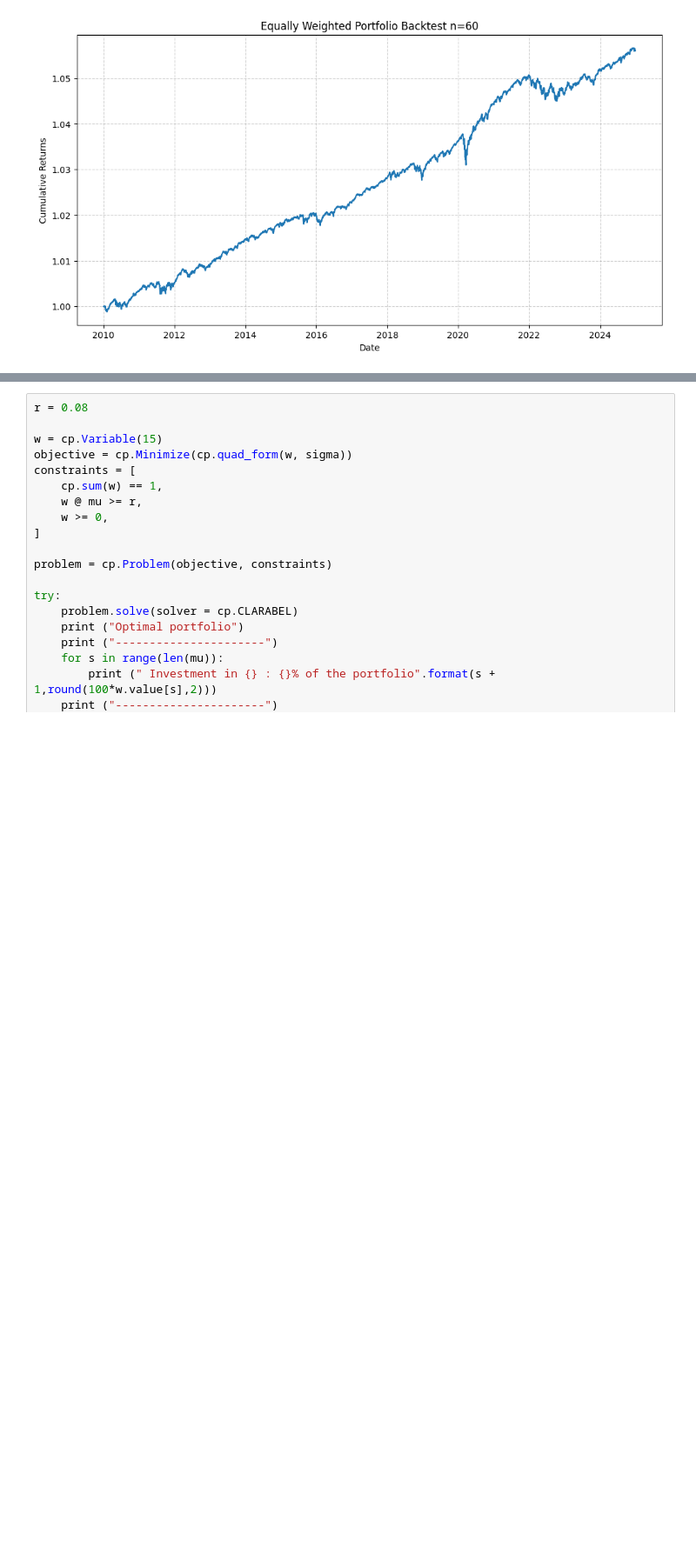
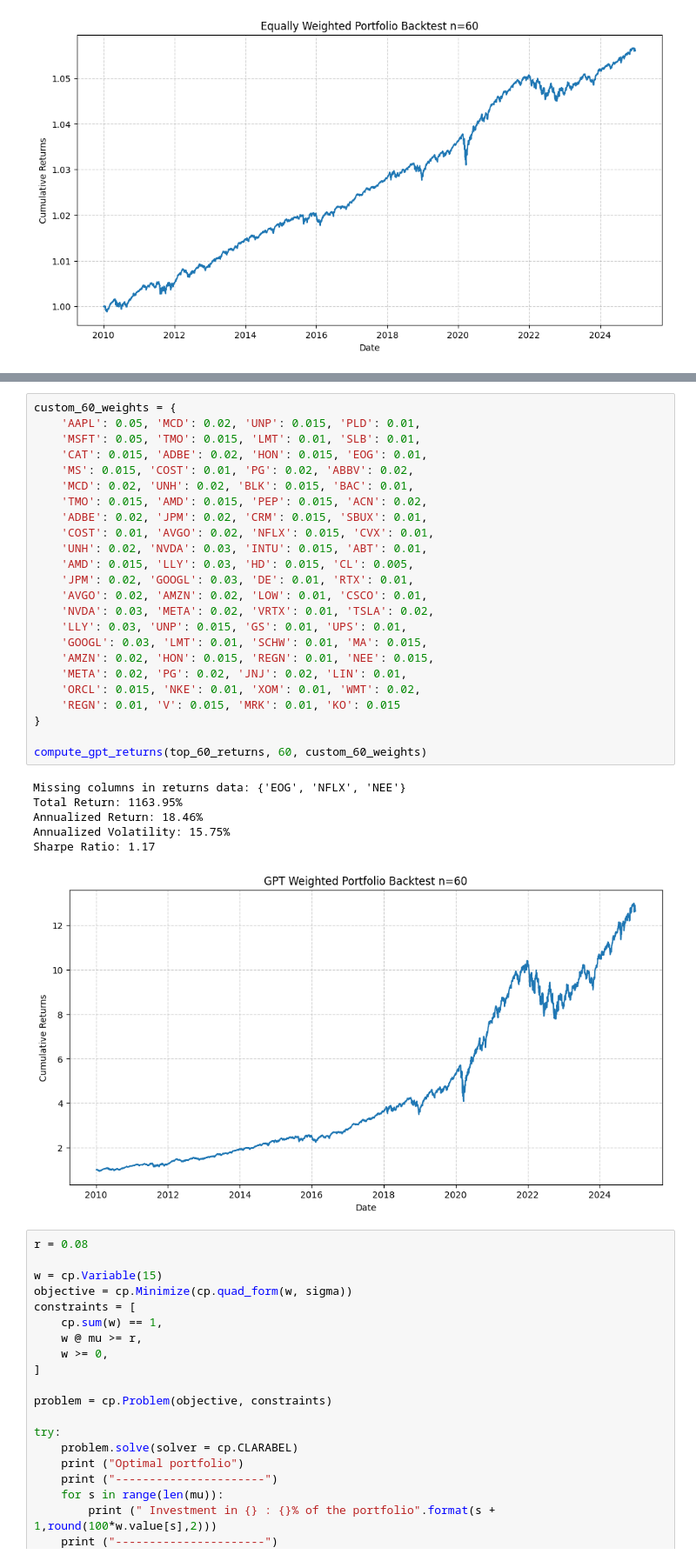
Before and after one commit to DylanTom/opt-model, a Jupyter notebook: notebooks/final.ipynb, the cells around one changed output, grey strips where cells are left out. Shown at 87% size. Cells and saved outputs as stored; diff of their text form; blank space fills up the shorter version.

```diff
--- a/notebooks/final.ipynb
+++ b/notebooks/final.ipynb
@@ -548,3 +714,34 @@ Sharpe Ratio: 1.15
+# %%
+custom_60_weights = {
+	'AAPL': 0.05, 'MCD': 0.02, 'UNP': 0.015, 'PLD': 0.01,
+    'MSFT': 0.05, 'TMO': 0.015, 'LMT': 0.01, 'SLB': 0.01,
+    'CAT': 0.015, 'ADBE': 0.02, 'HON': 0.015, 'EOG': 0.01,
+    'MS': 0.015, 'COST': 0.01, 'PG': 0.02, 'ABBV': 0.02,
+    'MCD': 0.02, 'UNH': 0.02, 'BLK': 0.015, 'BAC': 0.01,
+    'TMO': 0.015, 'AMD': 0.015, 'PEP': 0.015, 'ACN': 0.02,
+    'ADBE': 0.02, 'JPM': 0.02, 'CRM': 0.015, 'SBUX': 0.01,
+    'COST': 0.01, 'AVGO': 0.02, 'NFLX': 0.015, 'CVX': 0.01,
+    'UNH': 0.02, 'NVDA': 0.03, 'INTU': 0.015, 'ABT': 0.01,
+    'AMD': 0.015, 'LLY': 0.03, 'HD': 0.015, 'CL': 0.005,
+    'JPM': 0.02, 'GOOGL': 0.03, 'DE': 0.01, 'RTX': 0.01,
+    'AVGO': 0.02, 'AMZN': 0.02, 'LOW': 0.01, 'CSCO': 0.01,
+    'NVDA': 0.03, 'META': 0.02, 'VRTX': 0.01, 'TSLA': 0.02,
+    'LLY': 0.03, 'UNP': 0.015, 'GS': 0.01, 'UPS': 0.01,
+    'GOOGL': 0.03, 'LMT': 0.01, 'SCHW': 0.01, 'MA': 0.015,
+    'AMZN': 0.02, 'HON': 0.015, 'REGN': 0.01, 'NEE': 0.015,
+    'META': 0.02, 'PG': 0.02, 'JNJ': 0.02, 'LIN': 0.01,
+    'ORCL': 0.015, 'NKE': 0.01, 'XOM': 0.01, 'WMT': 0.02,
+    'REGN': 0.01, 'V': 0.015, 'MRK': 0.01, 'KO': 0.015
+}
+
+compute_gpt_returns(top_60_returns, 60, custom_60_weights)
+# %% [output]
+Missing columns in returns data: {'EOG', 'NFLX', 'NEE'}
+Total Return: 1163.95%
+Annualized Return: 18.46%
+Annualized Volatility: 15.75%
+Sharpe Ratio: 1.17
+[figure, added]
 # %%
 r = 0.08
 
```
Also changed, not shown: parts of 5 cells of this notebook, 4 other files.
